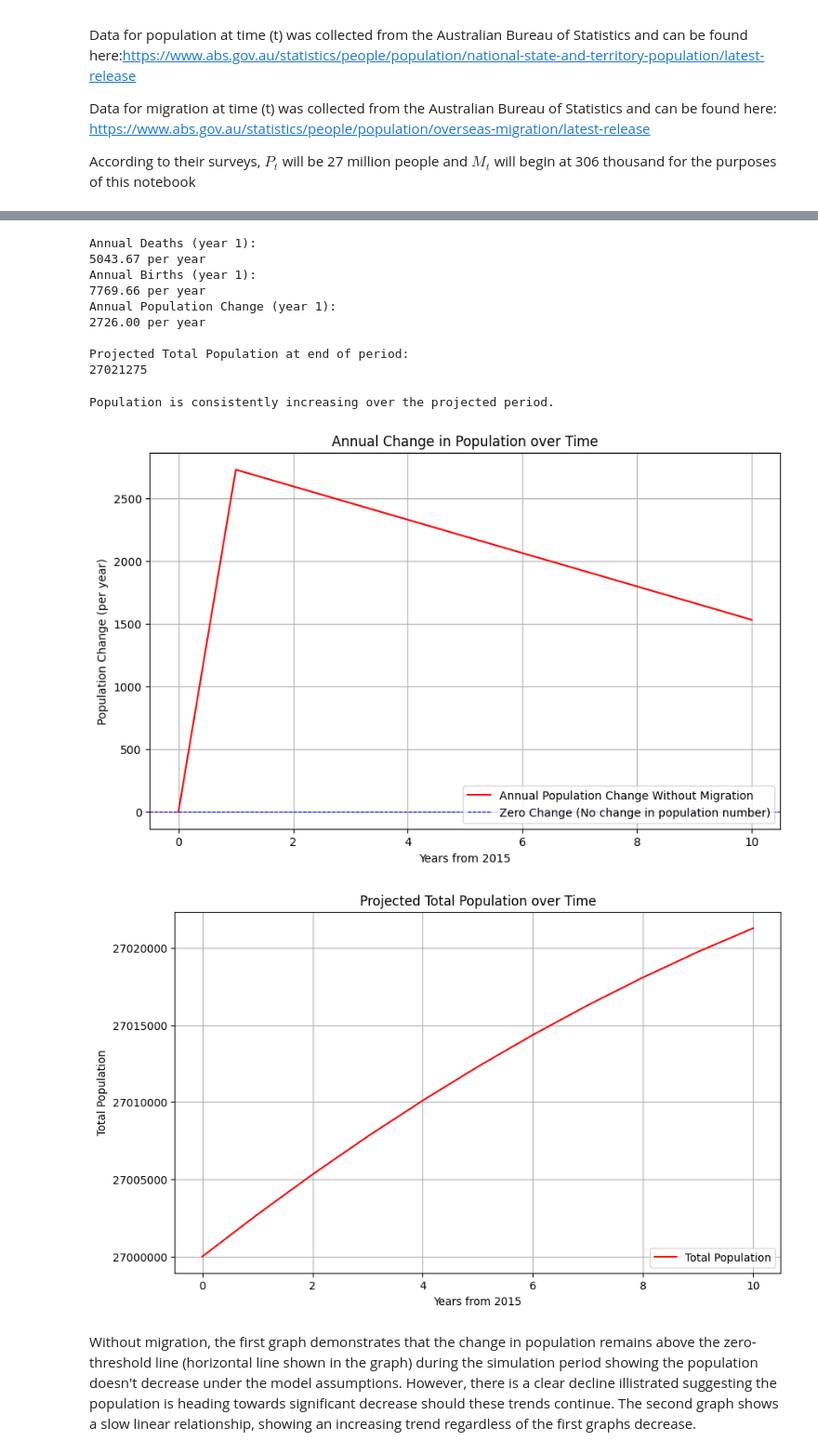
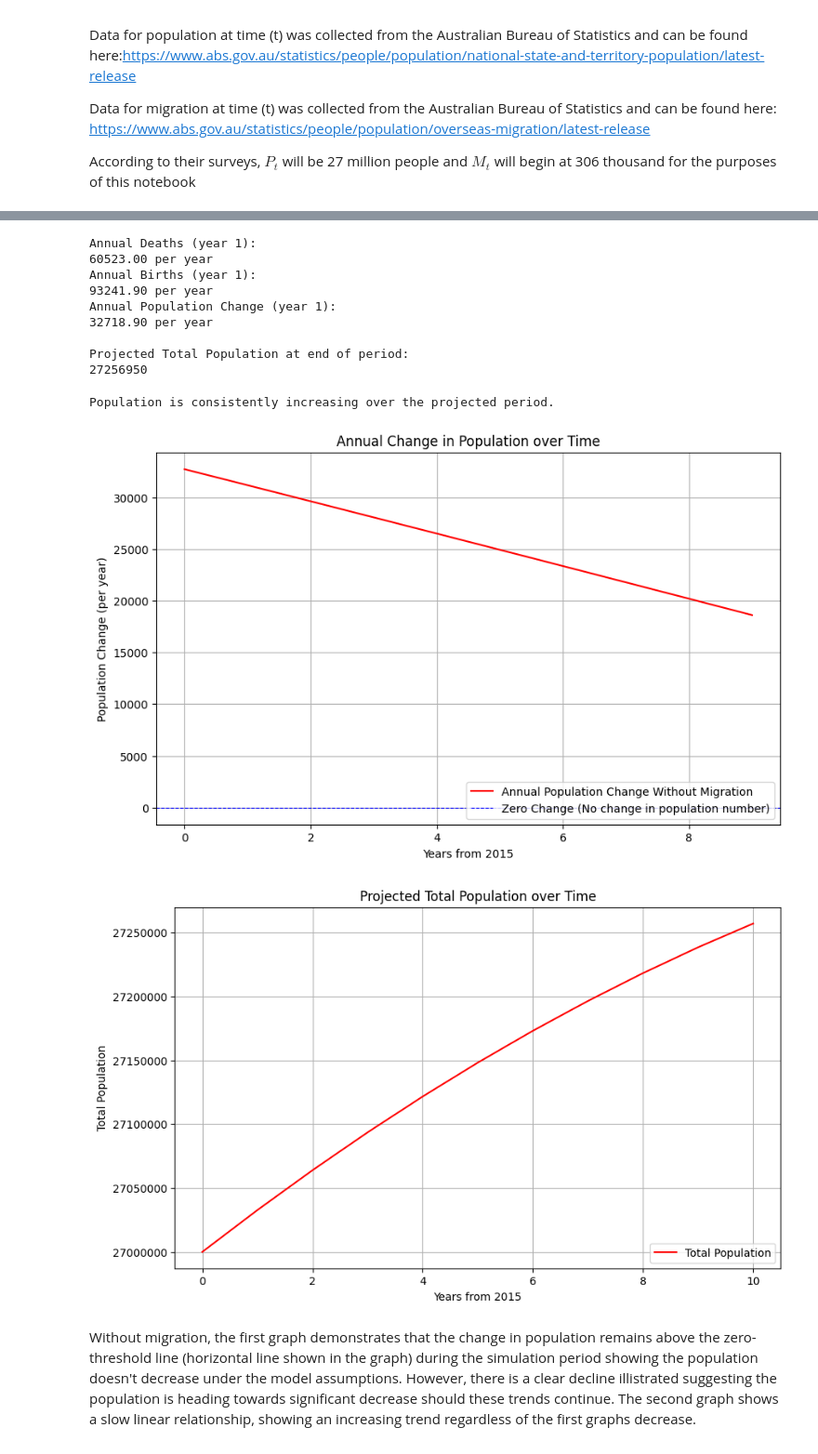
Before and after one commit to Leo05-u/EMSC2010_A3-Project-Notebook-Repository, a Jupyter notebook: EMSC2010_A3_Project_Notebook_&_Repository_u7447903.ipynb, the cells around one changed output, grey strips where cells are left out. Shown at 93% size. Saved outputs shown, nothing was run; the diff lists cells and outputs as text; code cells hidden in the pictures.

```diff
--- a/EMSC2010_A3_Project_Notebook_&_Repository_u7447903.ipynb
+++ b/EMSC2010_A3_Project_Notebook_&_Repository_u7447903.ipynb
@@ -532,27 +536,40 @@ P_seriesnM[0] = P_t_0 # Initial population no migration
 P_seriesM[0] = P_t_0 # Initial population with migration
 # %%
 # Define the annual change rates from regression slopes without migration
-# dB_t represents the average annual change in births
-dB_t = idata_B.posterior['x'].mean().item()
+# dB_t represents the average annual change in total births (from previous regression)
+dB_t_absolute = idata_B.posterior['x'].mean().item()
 
-# dM_t represents the average annual change in net migration
+# dD_t represents the average annual change in total deaths (from previous regression)
+dD_t_absolute = idata_D.posterior['a'].mean().item()
+
+# Calculate initial birth and death rates
+br_initial = B_t_0 / P_t_0
+dr_initial = D_t_0 / P_t_0
+
+# Calculate annual change in birth and death rates (approximated by dividing by initial population)
+dbr = dB_t_absolute / P_t_0
+ddr = dD_t_absolute / P_t_0
+
+# Initialize rate arrays
+br = np.zeros(years + 1)
+dr = np.zeros(years + 1)
+
+br[0] = br_initial
+dr[0] = dr_initial
+
+# dM_t is 0 for this section
 dM_t = 0
 
-# dD_t represents the average annual change in deaths
-dD_t = idata_D.posterior['a'].mean().item()
+for i in range(years):
+    # Update birth and death rates
+    br[i+1] = br[i] + dbr
+    dr[i+1] = dr[i] + ddr
 
-# D_t[0] and P_series[0] are now initialized in cell F8WWUnYhGYW- with D_t_0 and P_t_0.
-
-for i in range(years):
-
-    # Update births using the calculated annual birth trend
-    B_t[i+1] = B_t[i] + dB_t
-
-    # Update deaths using the calculated annual death trend
-    D_t[i+1] = D_t[i] + dD_t
+    # Calculate total births and deaths based on current population and evolving rates
+    B_t[i+1] = br[i+1] * P_seriesnM[i] # Births depend on previous year's population
+    D_t[i+1] = dr[i+1] * P_seriesnM[i] # Deaths depend on previous year's population
 
     # Calculate the net change in population for the current year
-    # This is (Births - Deaths + Migration) for the current period (i+1)
     Delta_PnM[i+1] = B_t[i+1] - D_t[i+1]
 
     # Update the total population for the current year
@@ -571,14 +588,14 @@ print("\nProjected Total Population at end of period:")
 print(f"{P_seriesnM[-1]:.0f}")
 # %% [output]
 Annual Deaths (year 1):
-5043.67 per year
+60523.00 per year
 Annual Births (year 1):
-7769.66 per year
+93241.90 per year
 Annual Population Change (year 1):
-2726.00 per year
+32718.90 per year
 
 Projected Total Population at end of period:
-27021275
+27256950
 # %%
 #Determining whether the population is increasing or decreasing based on annual change without the introduction of migration
 
@@ -602,30 +619,30 @@ Population is consistently increasing over the projected period.
 # %%
 plt.figure(figsize=(10, 6))
 
-plt.plot(time, Delta_PnM, label='Annual Population Change Without Migration', color='red')
+plt.plot(time[:-1], Delta_PnM[1:], label='Annual Population Change Without Migration', color='red')
 
 plt.xlabel('Years from ' + str(min_year))
 plt.ylabel('Population Change (per year)')
 plt.title('Annual Change in Population over Time')
 plt.axhline(0, color='blue', linestyle='--', linewidth=0.8, label='Zero Change (No change in population number)')
 plt.grid(True)
 plt.legend(loc = 'lower right')
 
 plt.show()
 
 # Plot the total population over time
 plt.figure(figsize=(10, 6))
 plt.plot(time, P_seriesnM, label='Total Population', color='red')
 plt.xlabel('Years from ' + str(min_year))
 plt.ylabel('Total Population')
 plt.title('Projected Total Population over Time')
 plt.grid(True)
 plt.legend(loc = 'lower right')
 plt.ticklabel_format(style='plain', axis='y') # Prevent scientific notation on y-axis
 plt.show()
 # %% [output]
-[figure, old version]
+[figure, new version]
-[figure, old version]
+[figure, new version]
 # %% [markdown]
 Without migration, the first graph demonstrates that the change in population remains above the zero-threshold line (horizontal line shown in the graph) during the simulation period showing the population doesn't decrease under the model assumptions. However, there is a clear decline illistrated suggesting the population is heading towards significant decrease should these trends continue. The second graph shows a slow linear relationship, showing an increasing trend regardless of the first graphs decrease.
 # %%
```
Also changed, not shown: parts of 18 cells of this notebook.
